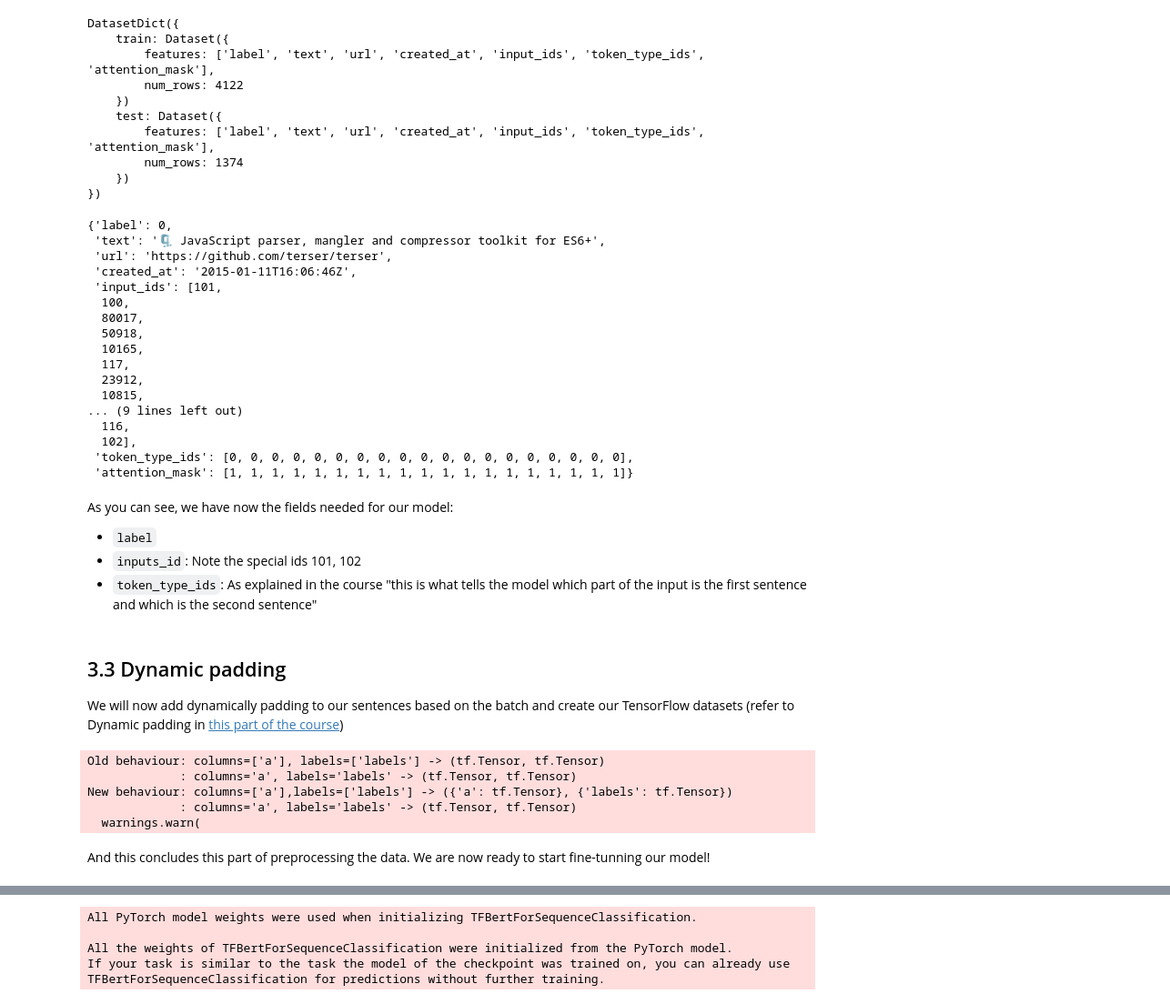
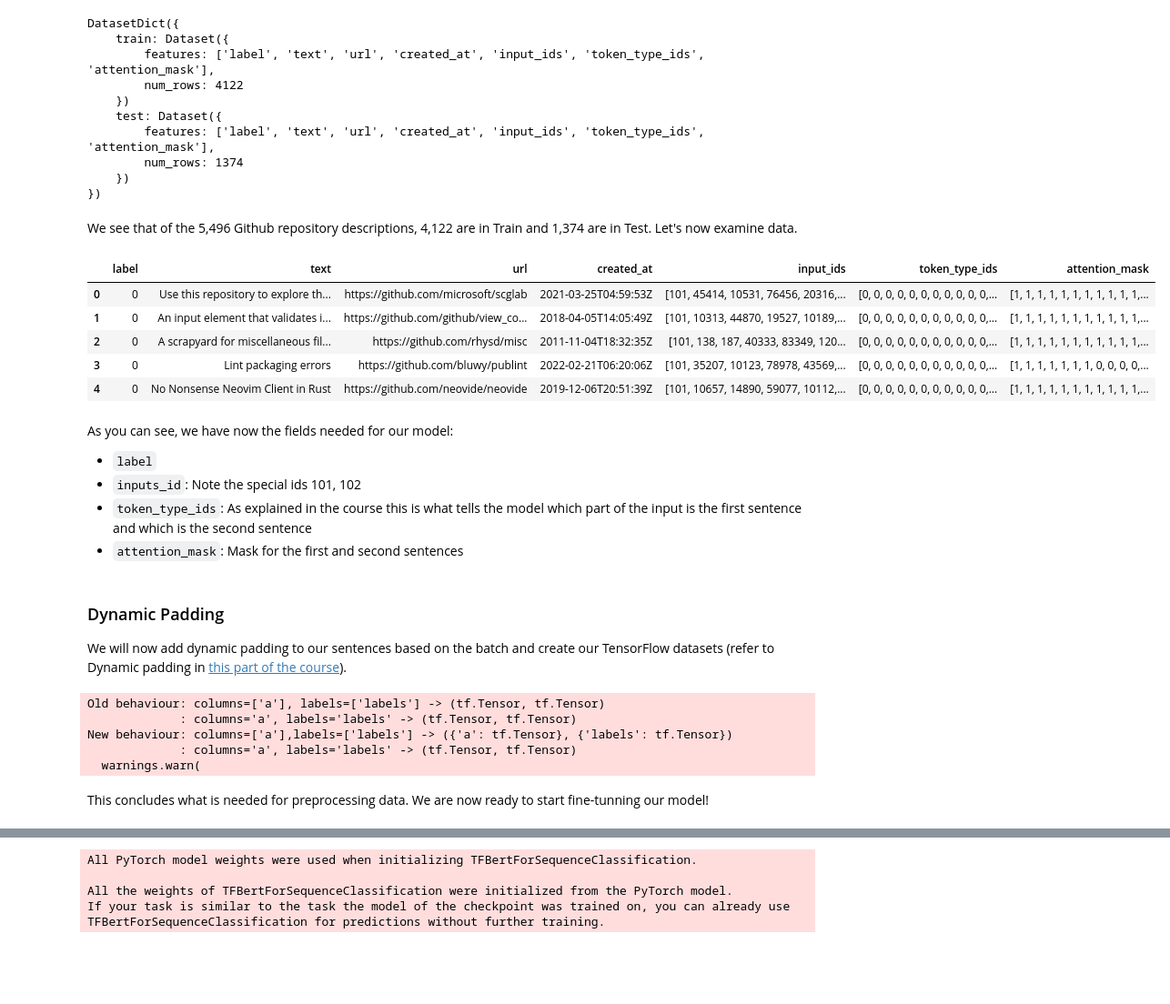
Before and after one commit to matthewshawnkehoe/Data-Science-Machine-Learning-Collaborative-Learning-Group, a Jupyter notebook: Natural_Language_Processing/Hugging_Face_NLP_Course/Transformer_Models/Projects/HF_Course_Part_1_Fine_Tuned_Pretrain_Model.ipynb, the cells around one changed output, grey strips where cells are left out. Shown at 91% size. Cells and saved outputs as stored; diff of their text form; code cells hidden in the pictures; blank space fills up the shorter version.

```diff
--- a/Natural_Language_Processing/Hugging_Face_NLP_Course/Transformer_Models/Projects/HF_Course_Part_1_Fine_Tuned_Pretrain_Model.ipynb
+++ b/Natural_Language_Processing/Hugging_Face_NLP_Course/Transformer_Models/Projects/HF_Course_Part_1_Fine_Tuned_Pretrain_Model.ipynb
@@ -356,32 +363,28 @@ DatasetDict({
         num_rows: 1374
     })
 })
-# %%
-tokenize_datasets["train"][0]
-# %% [output]
-{'label': 0,
- 'text': '🗜 JavaScript parser, mangler and compressor toolkit for ES6+',
- 'url': 'https://github.com/terser/terser',
- 'created_at': '2015-01-11T16:06:46Z',
- 'input_ids': [101,
-  100,
-  80017,
-  50918,
-  10165,
-  117,
-  23912,
-  10815,
-... (9 lines left out)
-  116,
-  102],
- 'token_type_ids': [0, 0, 0, 0, 0, 0, 0, 0, 0, 0, 0, 0, 0, 0, 0, 0, 0, 0, 0],
- 'attention_mask': [1, 1, 1, 1, 1, 1, 1, 1, 1, 1, 1, 1, 1, 1, 1, 1, 1, 1, 1]}
+# %% [markdown]
+We see that of the 5,496 Github repository descriptions, 4,122 are in Train and 1,374 are in Test. Let's now examine data.
+# %%
+# Convert the tokenized dataset to a pandas DataFrame
+tokenized_df = pd.DataFrame(tokenize_datasets["train"])
+
+# Display the DataFrame
+tokenized_df.head()
+# %% [output]
+|  | label | text | url | created_at | input_ids | token_type_ids | attention_mask |
+| 0 | 0 | Use this repository to explore th... | https://github.com/microsoft/scglab | 2021-03-25T04:59:53Z | [101, 45414, 10531, 76456, 20316,... | [0, 0, 0, 0, 0, 0, 0, 0, 0, 0, 0,... | [1, 1, 1, 1, 1, 1, 1, 1, 1, 1, 1,... |
+| 1 | 0 | An input element that validates i... | https://github.com/github/view_co... | 2018-04-05T14:05:49Z | [101, 10313, 44870, 19527, 10189,... | [0, 0, 0, 0, 0, 0, 0, 0, 0, 0, 0,... | [1, 1, 1, 1, 1, 1, 1, 1, 1, 1, 1,... |
+| 2 | 0 | A scrapyard for miscellaneous fil... | https://github.com/rhysd/misc | 2011-11-04T18:32:35Z | [101, 138, 187, 40333, 83349, 120... | [0, 0, 0, 0, 0, 0, 0, 0, 0, 0, 0,... | [1, 1, 1, 1, 1, 1, 1, 1, 1, 1, 1,... |
+| 3 | 0 | Lint packaging errors | https://github.com/bluwy/publint | 2022-02-21T06:20:06Z | [101, 35207, 10123, 78978, 43569,... | [0, 0, 0, 0, 0, 0, 0, 0, 0, 0, 0,... | [1, 1, 1, 1, 1, 1, 1, 0, 0, 0, 0,... |
+| 4 | 0 | No Nonsense Neovim Client in Rust | https://github.com/neovide/neovide | 2019-12-06T20:51:39Z | [101, 10657, 14890, 59077, 10112,... | [0, 0, 0, 0, 0, 0, 0, 0, 0, 0, 0,... | [1, 1, 1, 1, 1, 1, 1, 1, 1, 1, 1,... |
 # %% [markdown]
 As you can see, we have now the fields needed for our model:
 - `label`
 - `inputs_id`: Note the special ids 101, 102
-- `token_type_ids`: As explained in the course "this is what tells the model which part of the input is the first sentence and which is the second sentence"
+- `token_type_ids`: As explained in the course this is what tells the model which part of the input is the first sentence and which is the second sentence
+- `attention_mask`: Mask for the first and second sentences
 # %% [markdown]
-## 3.3 Dynamic padding
-We will now add dynamically padding to our sentences based on the batch and create our TensorFlow datasets (refer to Dynamic padding in [this part of the course](https://huggingface.co/course/chapter3/2?fw=tf))
+### Dynamic Padding
+We will now add dynamic padding to our sentences based on the batch and create our TensorFlow datasets (refer to Dynamic padding in [this part of the course](https://huggingface.co/course/chapter3/2?fw=tf)).
 # %%
@@ -412,5 +413,5 @@ New behaviour: columns=['a'],labels=['labels'] -> ({'a': tf.Tensor}, {'labels':
              : columns='a', labels='labels' -> (tf.Tensor, tf.Tensor)
   warnings.warn(
 # %% [markdown]
-And this concludes this part of preprocessing the data. We are now ready to start fine-tunning our model!
+This concludes what is needed for preprocessing data. We are now ready to start fine-tunning our model!
 # %% [markdown]
```
Also changed, not shown: parts of 30 cells of this notebook.
